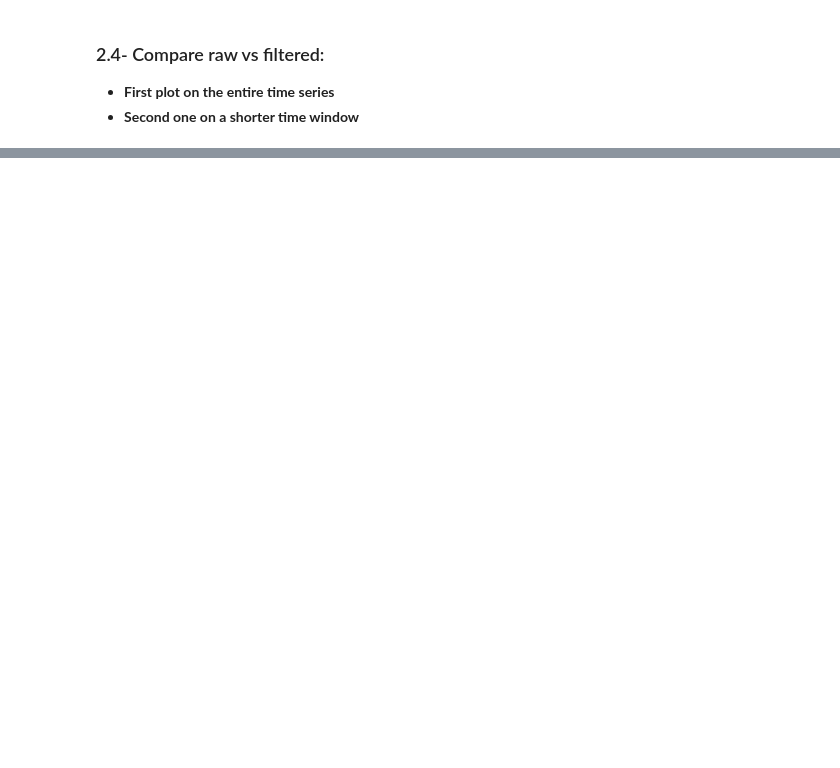
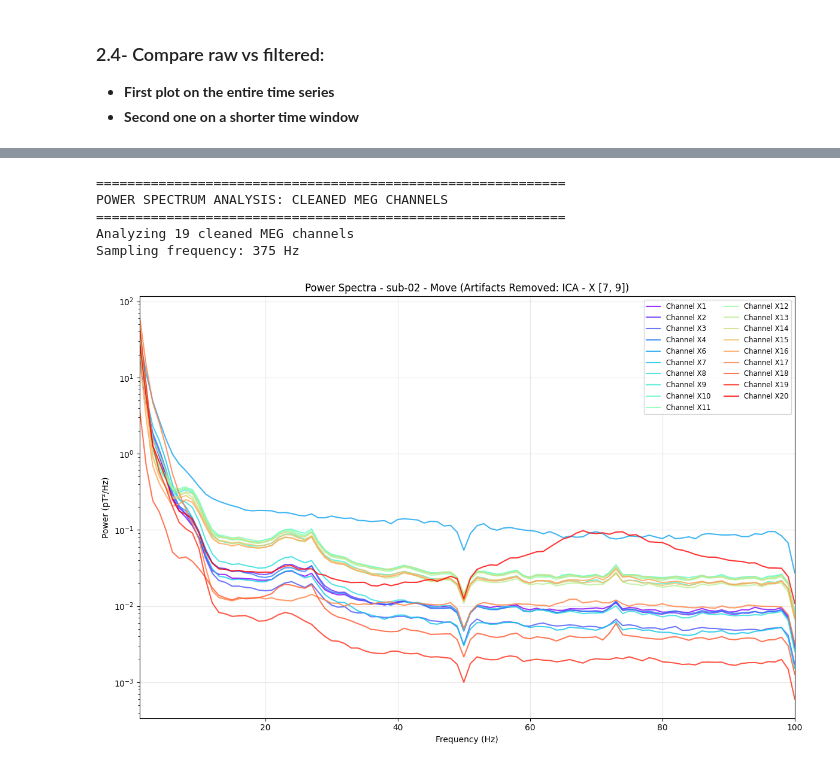
Before and after one commit to jgvhabets/lid_opm, a Jupyter notebook: MEG-EMG-Analysis/Code/notebook/sub-02_preprocessing.ipynb, the cells around one changed output, grey strips where cells are left out. Saved outputs shown, nothing was run; the diff lists cells and outputs as text; code cells hidden in the pictures; blank space fills up the shorter version.

```diff
--- a/MEG-EMG-Analysis/Code/notebook/sub-02_preprocessing.ipynb
+++ b/MEG-EMG-Analysis/Code/notebook/sub-02_preprocessing.ipynb
@@ -310,0 +432,25 @@ plot_channels_comparison(
+# %%
+# ---- VISUALIZE CLEANED DATA POWER SPECTRA ----
+print("\n" + "="*60)
+print("POWER SPECTRUM ANALYSIS: CLEANED MEG CHANNELS")
+print("="*60)
+
+print(f"Analyzing {len(cleaned_x_channels)} cleaned MEG channels")
+print(f"Sampling frequency: {SAMPLE_FREQ} Hz")
+
+plot_all_channel_power_spectra(
+    channels=cleaned_x_channels,
+    channel_names=MEG_X_CHANNELS,
+    title=f"{SUBJECT_ID} - {CONDITION} (Artifacts Removed: ICA - X {ARTIFACT_COMPONENTS_X})",
+    sfreq=SAMPLE_FREQ,
+    window_length=1.0,
+    overlap=0.5,
+    freq_range=(1, 100)
+)
+# %% [output]
+============================================================
+POWER SPECTRUM ANALYSIS: CLEANED MEG CHANNELS
+============================================================
+Analyzing 19 cleaned MEG channels
+Sampling frequency: 375 Hz
+[figure, added]
```
Also changed, not shown: parts of 15 cells of this notebook, 2 other files.
